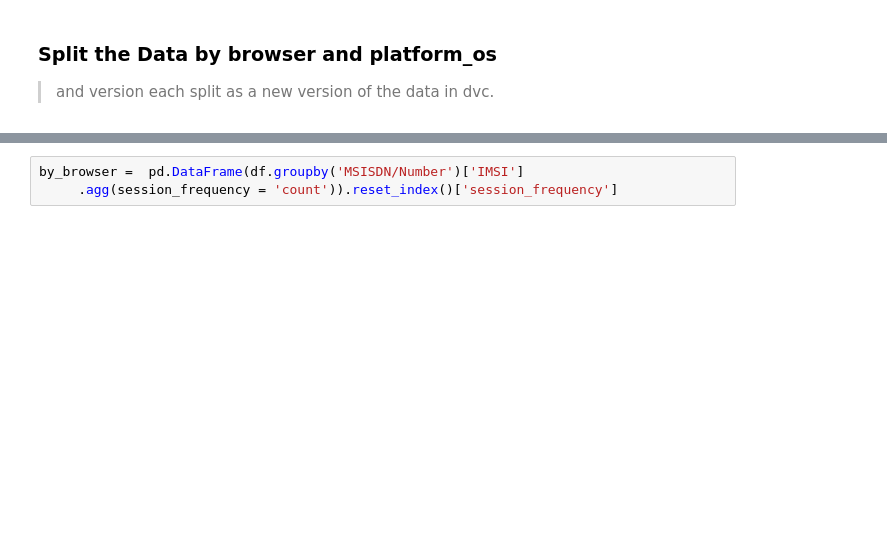
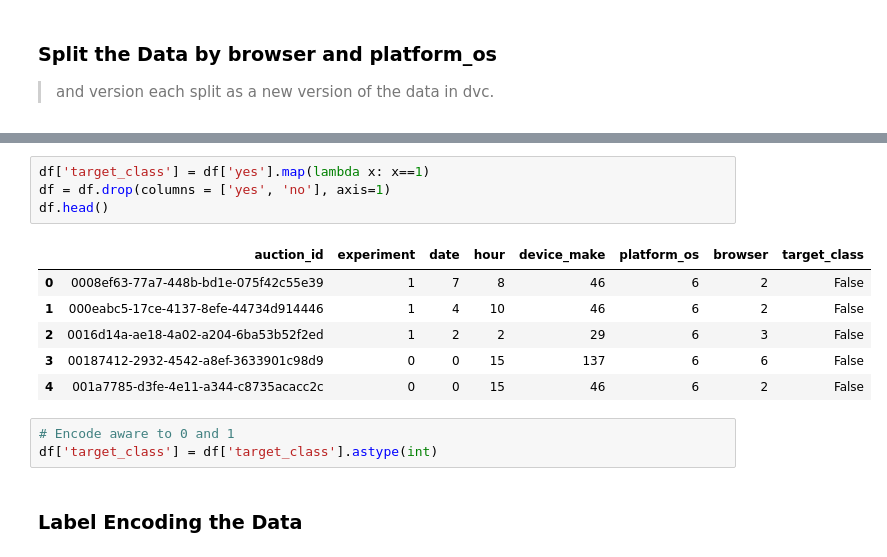
Before and after one commit to Ad-Campaign-Performance/.github, a Jupyter notebook: notebooks/MLModeling.ipynb, the cells around one changed output, grey strips where cells are left out. Saved outputs shown, nothing was run; the diff lists cells and outputs as text; blank space fills up the shorter version.

```diff
--- a/notebooks/MLModeling.ipynb
+++ b/notebooks/MLModeling.ipynb
@@ -29,3 +54,16 @@ df.head(10)
-# %%
-by_browser =  pd.DataFrame(df.groupby('MSISDN/Number')['IMSI']
-     .agg(session_frequency = 'count')).reset_index()['session_frequency']
+# %%
+df['target_class'] = df['yes'].map(lambda x: x==1)
+df = df.drop(columns = ['yes', 'no'], axis=1)
+df.head()
+# %% [output]
+|  | auction_id | experiment | date | hour | device_make | platform_os | browser | target_class |
+| 0 | 0008ef63-77a7-448b-bd1e-075f42c55e39 | 1 | 7 | 8 | 46 | 6 | 2 | False |
+| 1 | 000eabc5-17ce-4137-8efe-44734d914446 | 1 | 4 | 10 | 46 | 6 | 2 | False |
+| 2 | 0016d14a-ae18-4a02-a204-6ba53b52f2ed | 1 | 2 | 2 | 29 | 6 | 3 | False |
+| 3 | 00187412-2932-4542-a8ef-3633901c98d9 | 0 | 0 | 15 | 137 | 6 | 6 | False |
+| 4 | 001a7785-d3fe-4e11-a344-c8735acacc2c | 0 | 0 | 15 | 46 | 6 | 2 | False |
+# %%
+# Encode aware to 0 and 1
+df['target_class'] = df['target_class'].astype(int)
+# %% [markdown]
+### Label Encoding the Data
```
Also changed, not shown: parts of 32 cells of this notebook.
